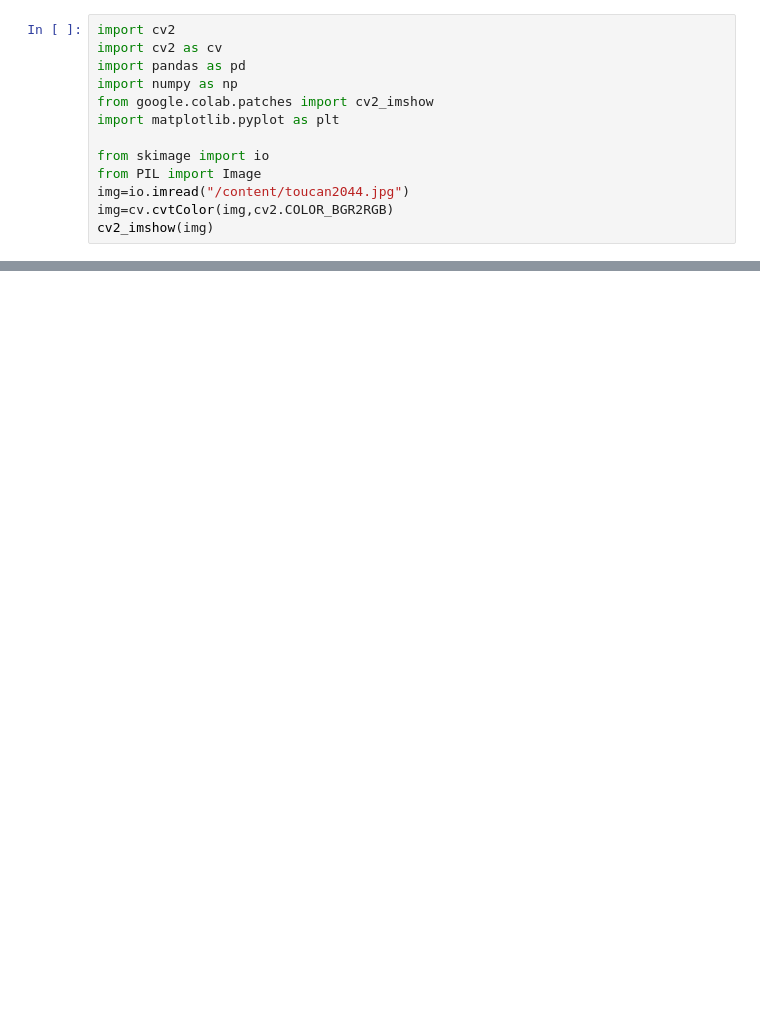
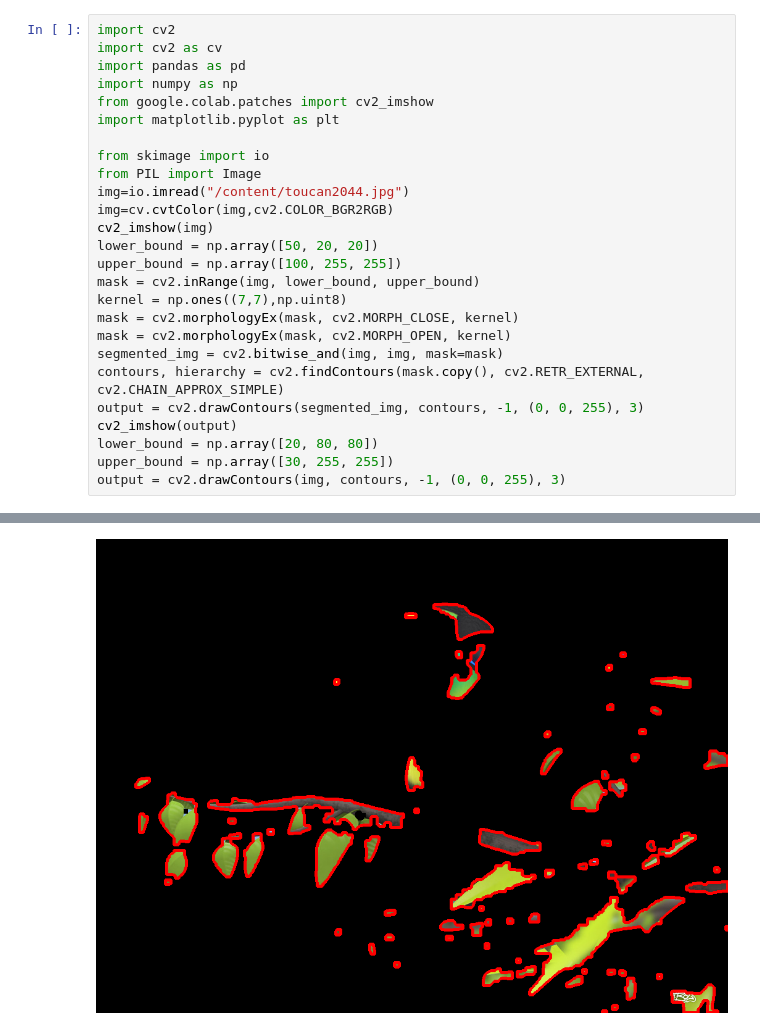
Before and after one commit to anushkadasgupta/Colour-identification-in-images-in-OpenCV, a Jupyter notebook: Untitled6.ipynb, the cells around one changed output, grey strips where cells are left out. Drawn from its saved outputs; the diff is of its cells as text; blank space fills up the shorter version.

```diff
--- a/Untitled6.ipynb
+++ b/Untitled6.ipynb
@@ -3,15 +3,29 @@
 # %%
 import cv2
 import cv2 as cv
 import pandas as pd
 import numpy as np
 from google.colab.patches import cv2_imshow
 import matplotlib.pyplot as plt
 
 from skimage import io
 from PIL import Image
 img=io.imread("/content/toucan2044.jpg")
 img=cv.cvtColor(img,cv2.COLOR_BGR2RGB)
 cv2_imshow(img)
+lower_bound = np.array([50, 20, 20])
+upper_bound = np.array([100, 255, 255])
+mask = cv2.inRange(img, lower_bound, upper_bound)
+kernel = np.ones((7,7),np.uint8)
+mask = cv2.morphologyEx(mask, cv2.MORPH_CLOSE, kernel)
+mask = cv2.morphologyEx(mask, cv2.MORPH_OPEN, kernel)
+segmented_img = cv2.bitwise_and(img, img, mask=mask)
+contours, hierarchy = cv2.findContours(mask.copy(), cv2.RETR_EXTERNAL, cv2.CHAIN_APPROX_SIMPLE)
+output = cv2.drawContours(segmented_img, contours, -1, (0, 0, 255), 3)
+cv2_imshow(output)
+lower_bound = np.array([20, 80, 80])
+upper_bound = np.array([30, 255, 255])
+output = cv2.drawContours(img, contours, -1, (0, 0, 255), 3)
 # %% [output]
 [figure]
+[figure, added]
```
